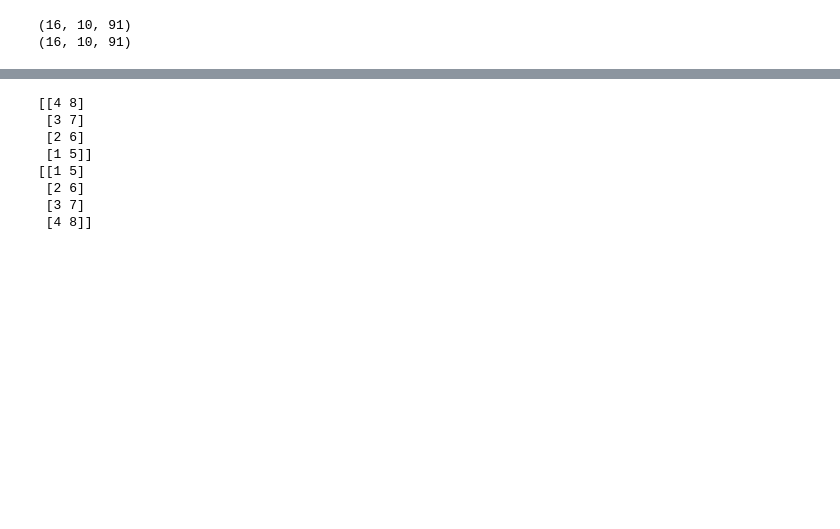
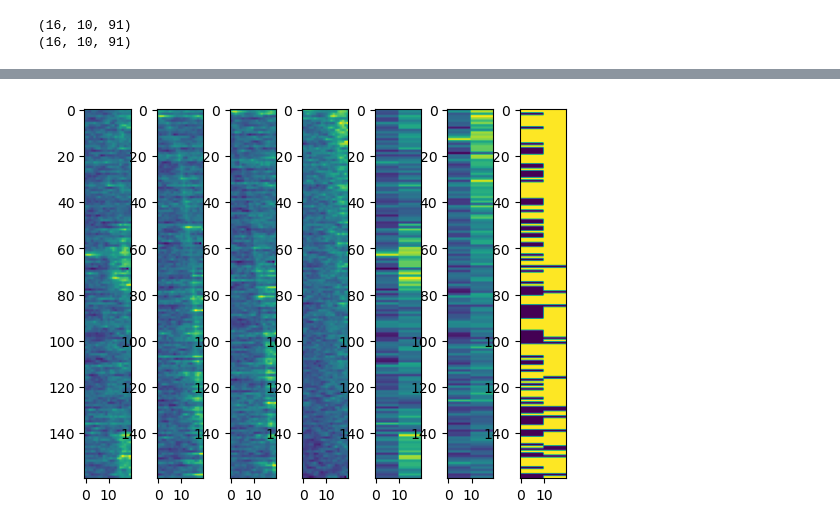
Before and after one commit to GreggHeller1/adult-spine-models, a Jupyter notebook: scripts/notebook.ipynb, the cells around one changed output, grey strips where cells are left out. Saved outputs shown, nothing was run; the diff lists cells and outputs as text; code cells hidden in the pictures; blank space fills up the shorter version.

```diff
--- a/scripts/notebook.ipynb
+++ b/scripts/notebook.ipynb
@@ -305,19 +120,8 @@ axs[3].imshow(flatten_for_image(bool_soma_activity))
-# %%
-
-test = np.array([3,2,1,0])
-
-
-sort = np.array([[4,3,2,1], [8,7,6,5]]).T
-print(sort)
-print(sort[test])
-
-#print(np.tile(test,(2,1)))
-# %% [output]
-[[4 8]
- [3 7]
- [2 6]
- [1 5]]
-[[1 5]
- [2 6]
- [3 7]
- [4 8]]
+# %%
+summed_spine_traces = comp.get_summed_spine_trace(spine_data)
+spine_sub_traces = comp.select_timesteps(summed_spine_traces)
+spine_means, spine_means_sorted, spine_bool = plot.produce_activity_plots(spine_sub_traces)
+# %%
+plot.plot_activity_plots(spine_sub_traces, spine_means, spine_means_sorted, spine_bool)
+# %% [output]
+[figure, added]
```
Also changed, not shown: parts of 18 cells of this notebook, 4 other files.
